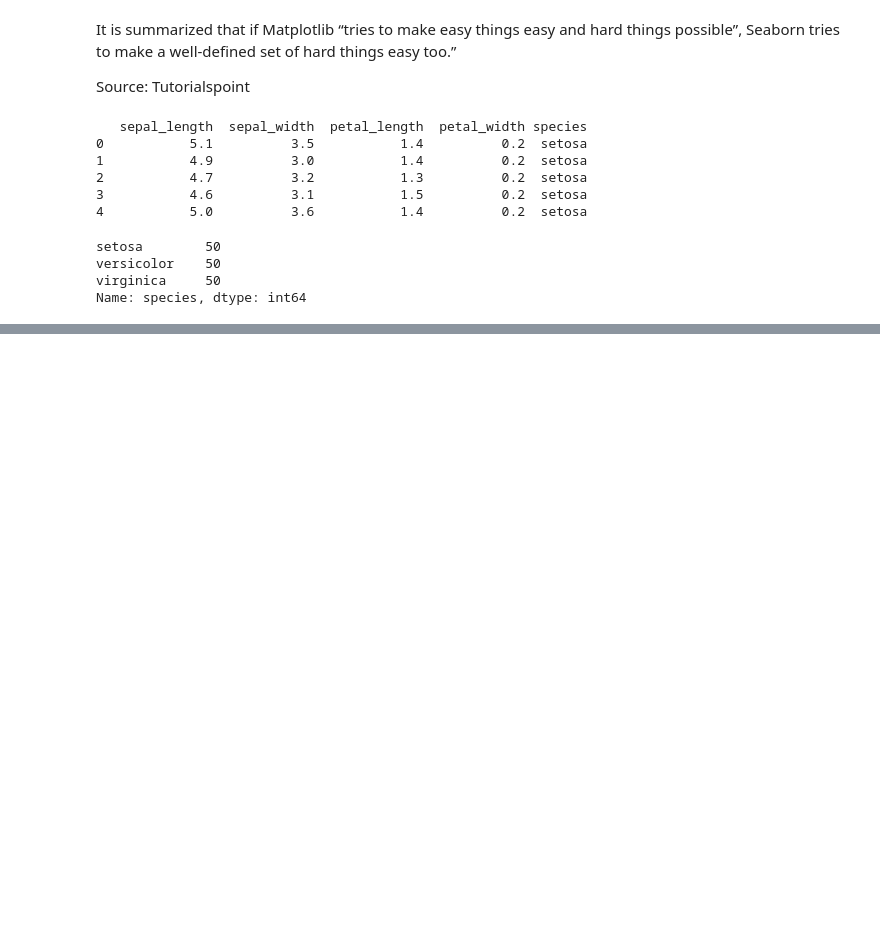
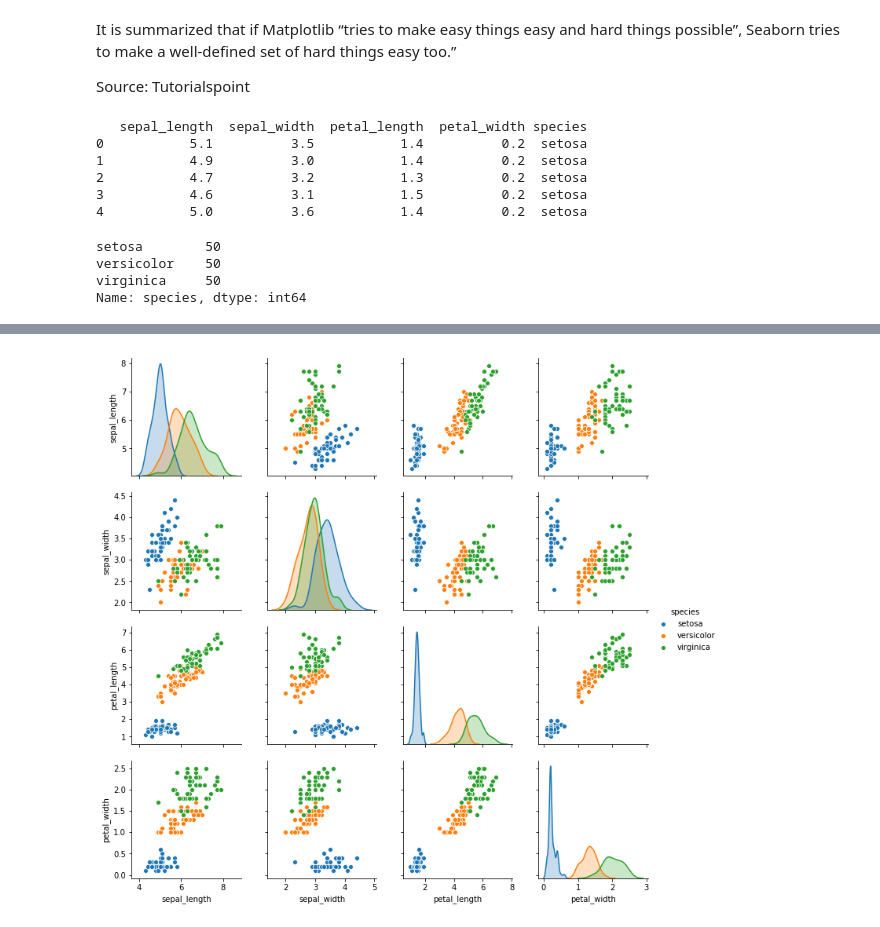
Before and after one commit to omonuj/Python-for-data-science, a Jupyter notebook: Seaborn.ipynb, the cells around one changed output, grey strips where cells are left out. Saved outputs shown, nothing was run; the diff lists cells and outputs as text; code cells hidden in the pictures; blank space fills up the shorter version.

```diff
--- a/Seaborn.ipynb
+++ b/Seaborn.ipynb
@@ -27,0 +46,4 @@ Name: species, dtype: int64
+# %%
+sns.pairplot(df, hue='species', size=2.5);
+# %% [output]
+[figure, added]
```
Also changed, not shown: parts of 4 cells of this notebook.
